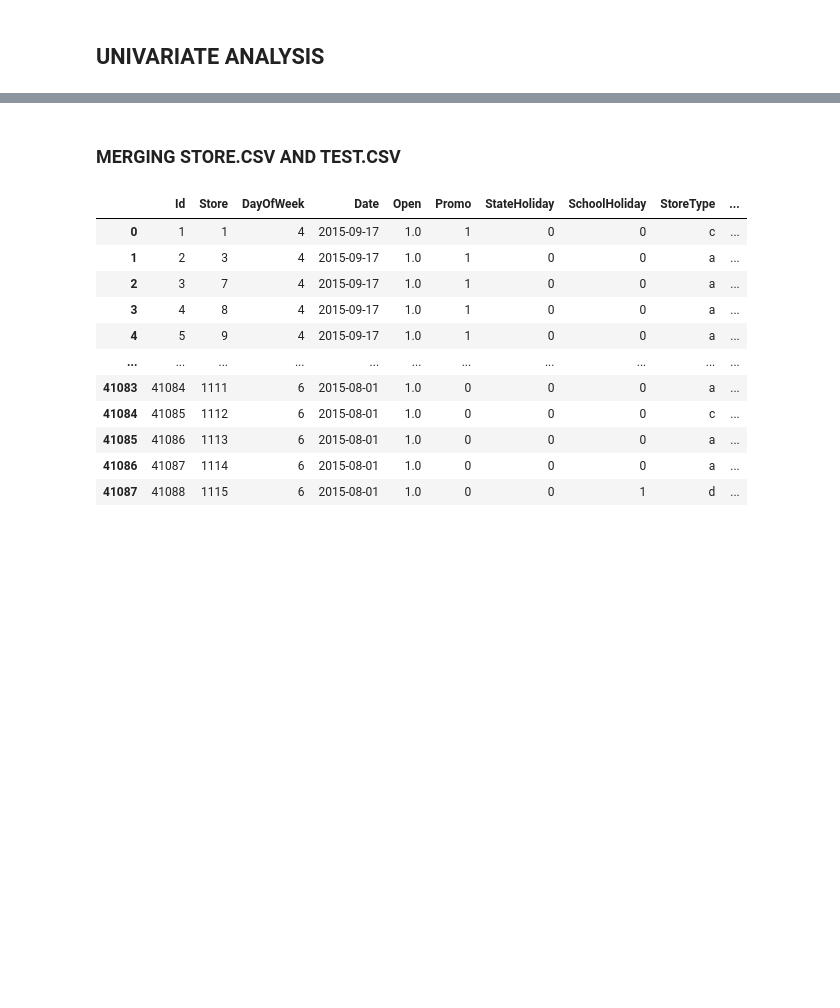
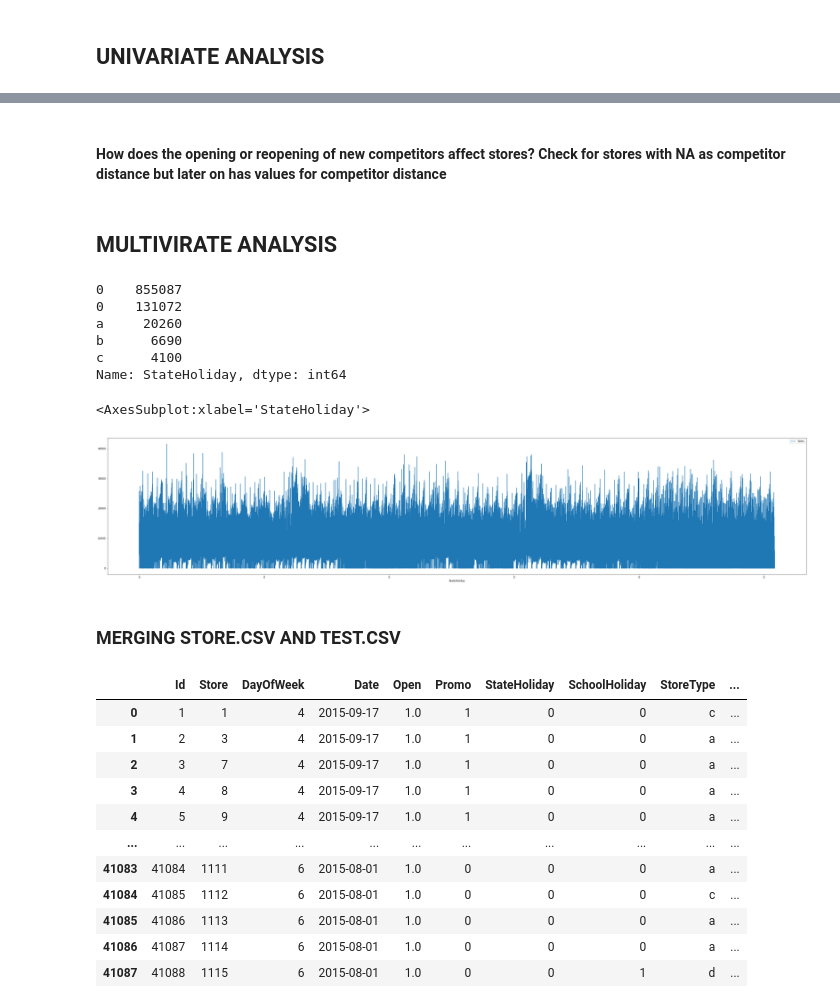
Before and after one commit to RYees/Pharmaceutical_Sales_prediction, a Jupyter notebook: notebooks/Exploration_data_analysis.ipynb, the cells around one changed output, grey strips where cells are left out. Cells and saved outputs as stored; diff of their text form; code cells hidden in the pictures; blank space fills up the shorter version.

```diff
--- a/notebooks/Exploration_data_analysis.ipynb
+++ b/notebooks/Exploration_data_analysis.ipynb
@@ -117,0 +125,3 @@ plot.plot_hist(train_store,"Customers", "green")
+# %%
+train_store['StateHoliday'] = train_store['StateHoliday'].apply(lambda x: 0 if x == '0' else x)
+train_store['StateHoliday']
@@ -118,3 +141,23 @@ plot.plot_hist(train_store,"Customers", "green")
+# %% [markdown]
+#### How does the opening or reopening of new competitors affect stores? Check for stores with NA as competitor distance but later on has values for competitor distance
+# %% [markdown]
+## MULTIVIRATE ANALYSIS
+# %%
+train_store.get('StateHoliday').value_counts()
+# %% [output]
+0    855087
+0    131072
+a     20260
+b      6690
+c      4100
+Name: StateHoliday, dtype: int64
+# %%
+# plt.scatter(train_store[train_store.StateHoliday=='b']['Sales'], train_store[train_store.StateHoliday=='b']['Sales'])
+train_store.plot(kind='line', x='StateHoliday', y='Sales',figsize=(50,10))
+# plt.show()
+# %% [output]
+<AxesSubplot:xlabel='StateHoliday'>
+[figure, added]
 # %% [markdown]
 ### MERGING STORE.CSV AND TEST.CSV
 # %%
```
Also changed, not shown: parts of 55 cells of this notebook, 3 other files.
